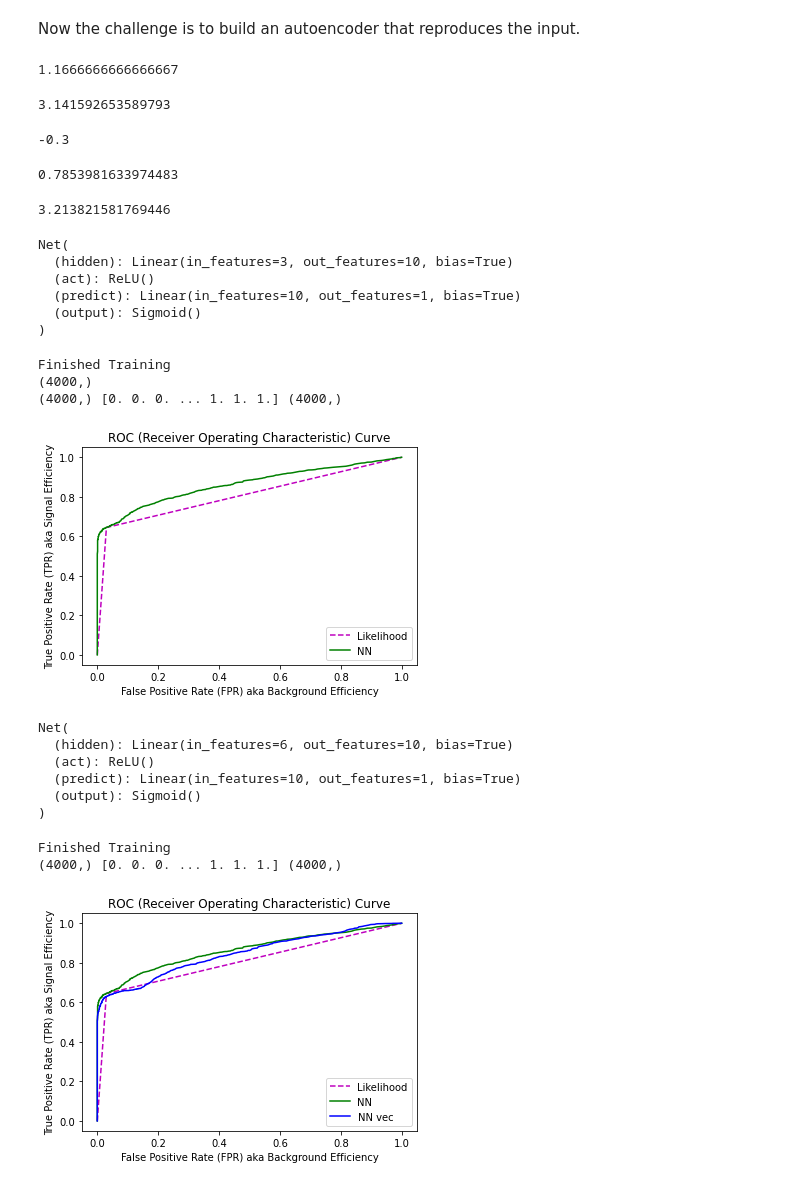
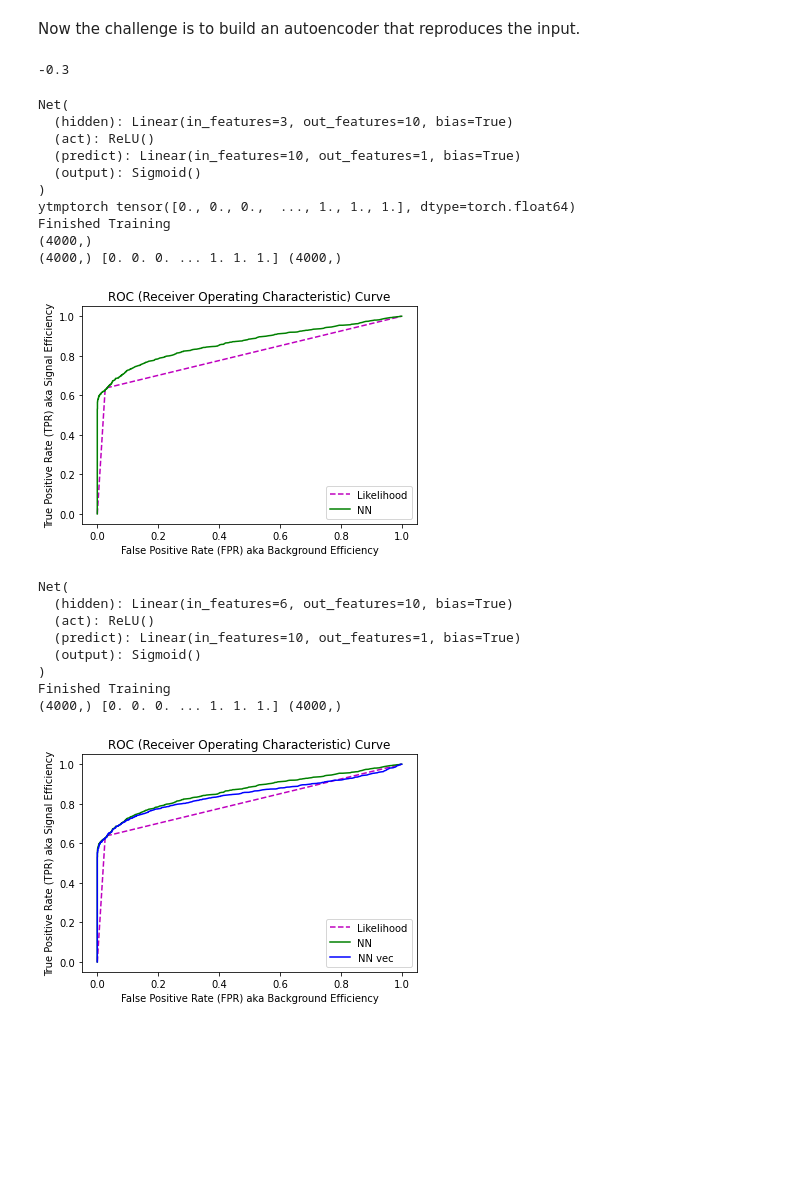
Before and after one commit to SangeonPark/QUASAR, a Jupyter notebook: jets/mass_gen.ipynb, the cells around one changed output. Cells and saved outputs as stored; diff of their text form; code cells hidden in the pictures; blank space fills up the shorter version.

```diff
--- a/jets/mass_gen.ipynb
+++ b/jets/mass_gen.ipynb
@@ -223,4 +219,0 @@ from scipy.stats import wasserstein_distance
-# %%
-wasserstein_distance(u_values=[1,0],v_values=[1,2],u_weights=[1,1],v_weights=[1,2])
-# %% [output]
-1.1666666666666667
@@ -229,7 +220 @@ from pylorentz import Momentum4
-# %%
-muon = Momentum4.m_eta_phi_pt(10,0,0,100)
-muon.e
-print(np.pi)
-# %% [output]
-3.141592653589793
 # %%
@@ -242,13 +225,6 @@ theta1  = np.arctan(test[2]/test[0])
 print(theta1)
 # %% [output]
 -0.3
-# %%
-print(np.arctan2(-1,-1)+np.pi)
-np.arctan2(1,-1)
--0.36089129105944306 + 3.5747128728288895
-# %% [output]
-0.7853981633974483
-3.213821581769446
 # %%
 #now lets do a quick training
 bkg=genarrs(10000)
@@ -305,10 +281,12 @@ criterion = torch.nn.BCELoss()
 optimizer = torch.optim.Adam(net.parameters(), lr=0.003)
 x_tmp_torch = Variable(torch.from_numpy(x_tmp))
 y_tmp_torch = Variable(torch.from_numpy(y_tmp))
+print("ytmptorch",y_tmp_torch)
 for epoch in range(500):
     # zero the parameter gradients
     outputs = net(x_tmp_torch.float())
-    loss = criterion(outputs, y_tmp_torch.float())
+    #print(outputs[:,0])
+    loss = criterion(outputs.reshape(16000), y_tmp_torch.float())
     optimizer.zero_grad()
     loss.backward()
     optimizer.step()
@@ -351,10 +329,11 @@ Net(
   (predict): Linear(in_features=10, out_features=1, bias=True)
   (output): Sigmoid()
 )
+ytmptorch tensor([0., 0., 0.,  ..., 1., 1., 1.], dtype=torch.float64)
+Finished Training
+(4000,)
+(4000,) [0. 0. 0. ... 1. 1. 1.] (4000,)
-Finished Training
-(4000,)
-(4000,) [0. 0. 0. ... 1. 1. 1.] (4000,)
-[figure, old version]
+[figure, new version]
 # %%
 #now lets train an NN with 2 particle inputs
 bkg=np.swapaxes(bkg,0,1)
@@ -393,38 +372,38 @@ y_tmp_torch = Variable(torch.from_numpy(y_tmp))
 for epoch in range(500):
     # zero the parameter gradients
     outputs = net(x_tmp_torch.float())
-    loss = criterion(outputs, y_tmp_torch.float())
+    loss = criterion(outputs[:,0], y_tmp_torch.float())
     optimizer.zero_grad()
     loss.backward()
     optimizer.step()
     #print(loss.item())
 
 print('Finished Training')
 torch.save(net.state_dict(), 'model.pt')
 x_tmp_test_torch = Variable(torch.from_numpy(x_test_tmp))
 nn_test_vec = (net(x_tmp_test_torch.float())).data.numpy()[:,0]
 nn_vec_rocpts         = compute_ROC(y_test_tmp,nn_test_vec)
 
 plt.plot(likelihood_rocpts[0],likelihood_rocpts[1],'m--',label="Likelihood")
 plt.plot(nn_rocpts[0],        nn_rocpts[1],'g-',label="NN")
 plt.plot(nn_vec_rocpts[0],        nn_rocpts[1],'b-',label="NN vec")
 plt.title("ROC (Receiver Operating Characteristic) Curve")
 plt.xlabel("False Positive Rate (FPR) aka Background Efficiency")
 plt.ylabel("True Positive Rate (TPR) aka Signal Efficiency")
 plt.legend(loc="lower right")
 plt.show()
 
 #now lets train a transformer
 # %% [output]
 Net(
   (hidden): Linear(in_features=6, out_features=10, bias=True)
   (act): ReLU()
   (predict): Linear(in_features=10, out_features=1, bias=True)
   (output): Sigmoid()
 )
+Finished Training
+(4000,) [0. 0. 0. ... 1. 1. 1.] (4000,)
-Finished Training
-(4000,) [0. 0. 0. ... 1. 1. 1.] (4000,)
-[figure, old version]
+[figure, new version]
 # %%
 from torch import nn, Tensor
 import torch.nn.functional as F
```
Also changed, not shown: parts of 16 cells of this notebook.
